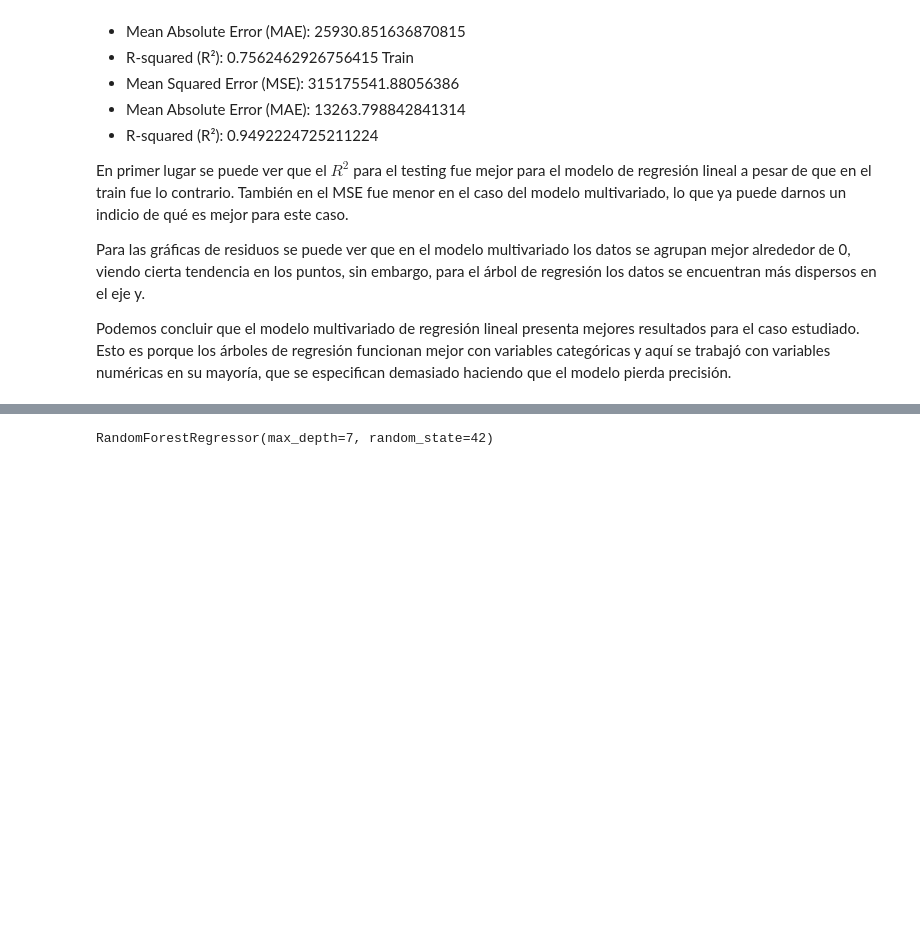
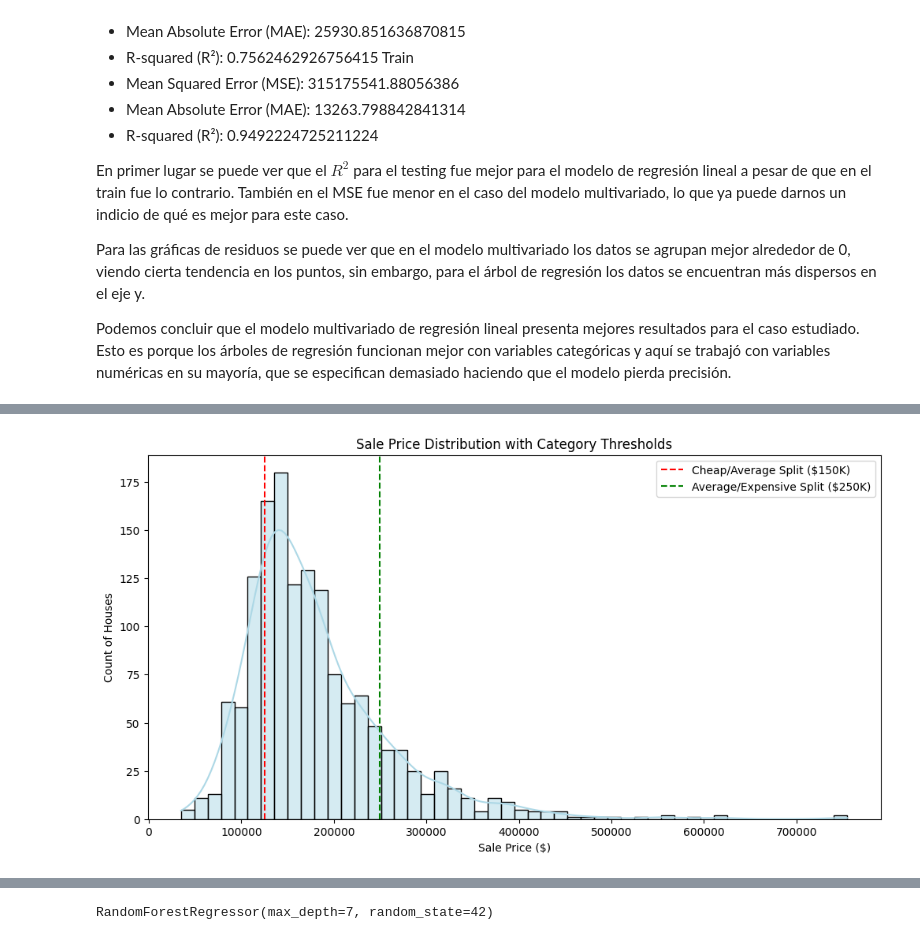
Before and after one commit to DiegoLinares11/Modelos-de-Regresion-Lineal, a Jupyter notebook: Entrega2/Arboles.ipynb, the cells around one changed output, grey strips where cells are left out. Drawn from its saved outputs; the diff is of its cells as text; code cells hidden in the pictures; blank space fills up the shorter version.

```diff
--- a/Entrega2/Arboles.ipynb
+++ b/Entrega2/Arboles.ipynb
@@ -1189,12 +1116,0 @@ Q2 = dftrain['HouseScore'].quantile(0.66)  # Segundo tercil
-# %%
-# Asignar clases
-def classify_house(score):
-    if score <= Q1:
-        return 'Económica'
-    elif score <= Q2:
-        return 'Intermedia'
-    else:
-        return 'Cara'
-
-dftrain['Category'] = dftrain['HouseScore'].apply(classify_house)
-print(dftrain['Category'].head())
@@ -1221,0 +1137,26 @@ plt.show()
+# %%
+def categorize_price(price):
+  if price < 125000:
+    return 0
+  elif price < 225000:
+    return 1
+  else:
+    return 2
+
+dftrain['PriceCategory'] = dftrain['SalePrice'].apply(categorize_price)
+
+# Plotting Distribution
+plt.figure(figsize=(12, 6))
+sns.histplot(dftrain['SalePrice'], bins=50, kde=True, color="lightblue")
+
+# Mark category thresholds
+plt.axvline(125000, color='red', linestyle='dashed', label='Cheap/Average Split ($150K)')
+plt.axvline(250000, color='green', linestyle='dashed', label='Average/Expensive Split ($250K)')
+
+plt.xlabel("Sale Price ($)")
+plt.ylabel("Count of Houses")
+plt.title("Sale Price Distribution with Category Thresholds")
+plt.legend()
+plt.show()
+# %% [output]
+[figure, added]
```
Also changed, not shown: parts of 71 cells of this notebook.
